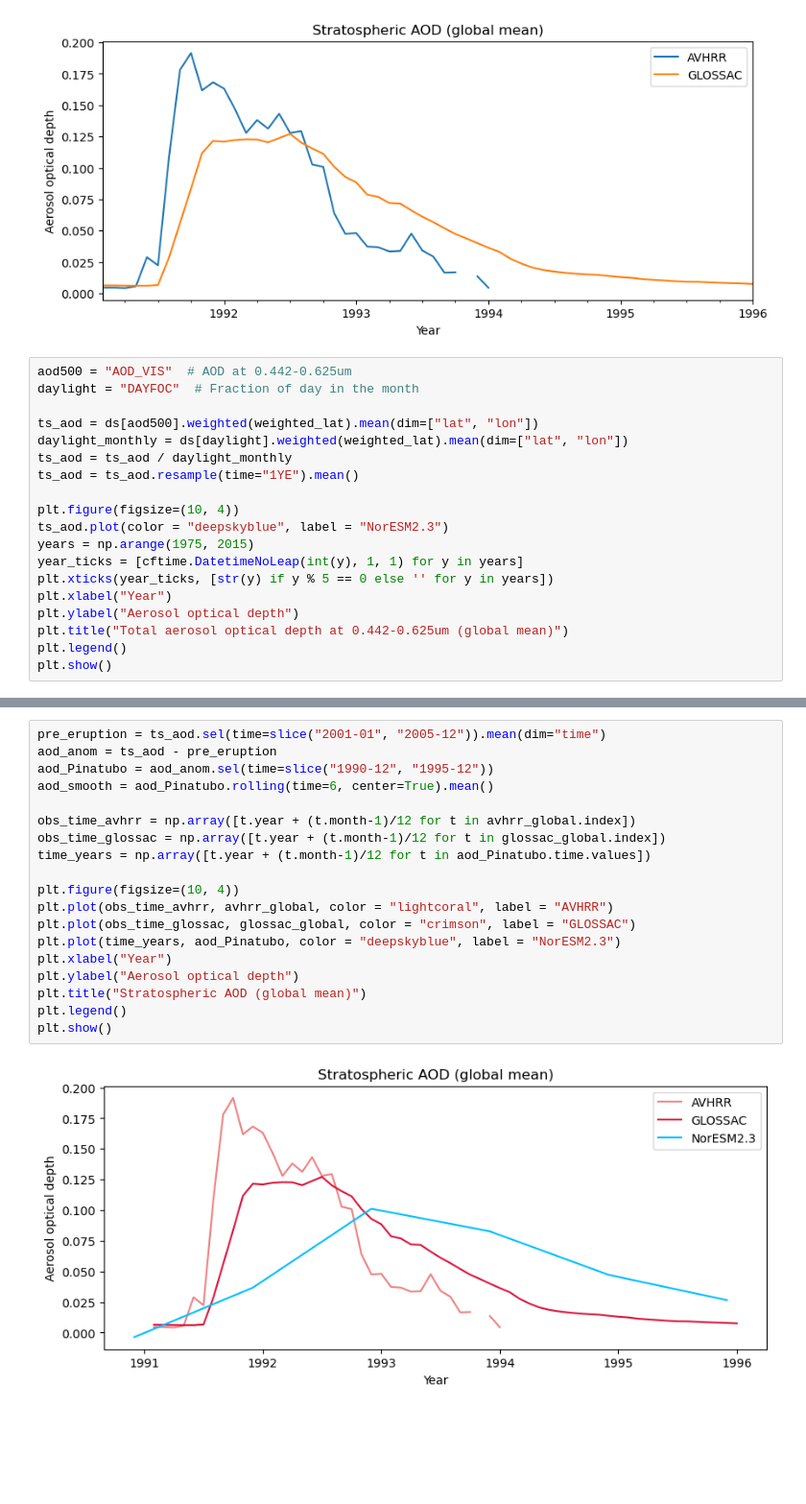
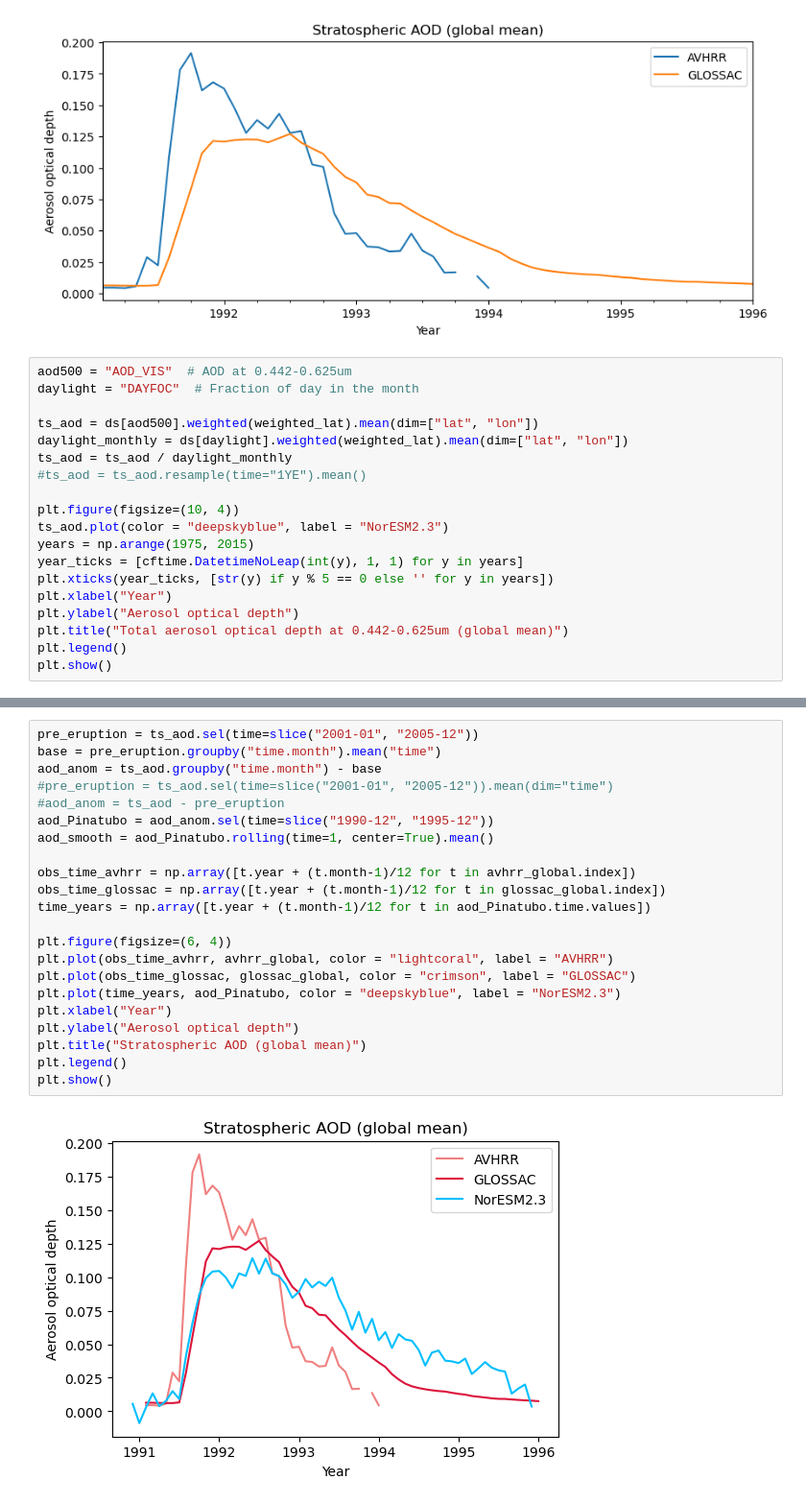
Before and after one commit to EliHHogemo/master_thesis, a Jupyter notebook: sulfur_pinatubo.ipynb, the cells around one changed output, grey strips where cells are left out. Shown at 96% size. Saved outputs shown, nothing was run; the diff lists cells and outputs as text; blank space fills up the shorter version.

Commit message:
changed the aod plot

```diff
--- a/sulfur_pinatubo.ipynb
+++ b/sulfur_pinatubo.ipynb
@@ -312,7 +294,7 @@ daylight = "DAYFOC"  # Fraction of day in the month
 ts_aod = ds[aod500].weighted(weighted_lat).mean(dim=["lat", "lon"])
 daylight_monthly = ds[daylight].weighted(weighted_lat).mean(dim=["lat", "lon"])
 ts_aod = ts_aod / daylight_monthly
-ts_aod = ts_aod.resample(time="1YE").mean()
+#ts_aod = ts_aod.resample(time="1YE").mean()
 
 plt.figure(figsize=(10, 4))
 ts_aod.plot(color = "deepskyblue", label = "NorESM2.3")
@@ -329,21 +311,24 @@ plt.show()
 # %%
-pre_eruption = ts_aod.sel(time=slice("2001-01", "2005-12")).mean(dim="time")
-aod_anom = ts_aod - pre_eruption
+pre_eruption = ts_aod.sel(time=slice("2001-01", "2005-12"))
+base = pre_eruption.groupby("time.month").mean("time")
+aod_anom = ts_aod.groupby("time.month") - base
+#pre_eruption = ts_aod.sel(time=slice("2001-01", "2005-12")).mean(dim="time")
+#aod_anom = ts_aod - pre_eruption
 aod_Pinatubo = aod_anom.sel(time=slice("1990-12", "1995-12"))
-aod_smooth = aod_Pinatubo.rolling(time=6, center=True).mean()
+aod_smooth = aod_Pinatubo.rolling(time=1, center=True).mean()
 
 obs_time_avhrr = np.array([t.year + (t.month-1)/12 for t in avhrr_global.index])
 obs_time_glossac = np.array([t.year + (t.month-1)/12 for t in glossac_global.index])
 time_years = np.array([t.year + (t.month-1)/12 for t in aod_Pinatubo.time.values])
 
-plt.figure(figsize=(10, 4))
+plt.figure(figsize=(6, 4))
 plt.plot(obs_time_avhrr, avhrr_global, color = "lightcoral", label = "AVHRR")
 plt.plot(obs_time_glossac, glossac_global, color = "crimson", label = "GLOSSAC")
 plt.plot(time_years, aod_Pinatubo, color = "deepskyblue", label = "NorESM2.3")
 plt.xlabel("Year")
 plt.ylabel("Aerosol optical depth")
 plt.title("Stratospheric AOD (global mean)")
 plt.legend()
 plt.show()
 # %% [output]
-[figure, old version]
+[figure, new version]
```
Also changed, not shown: parts of 6 cells of this notebook.
